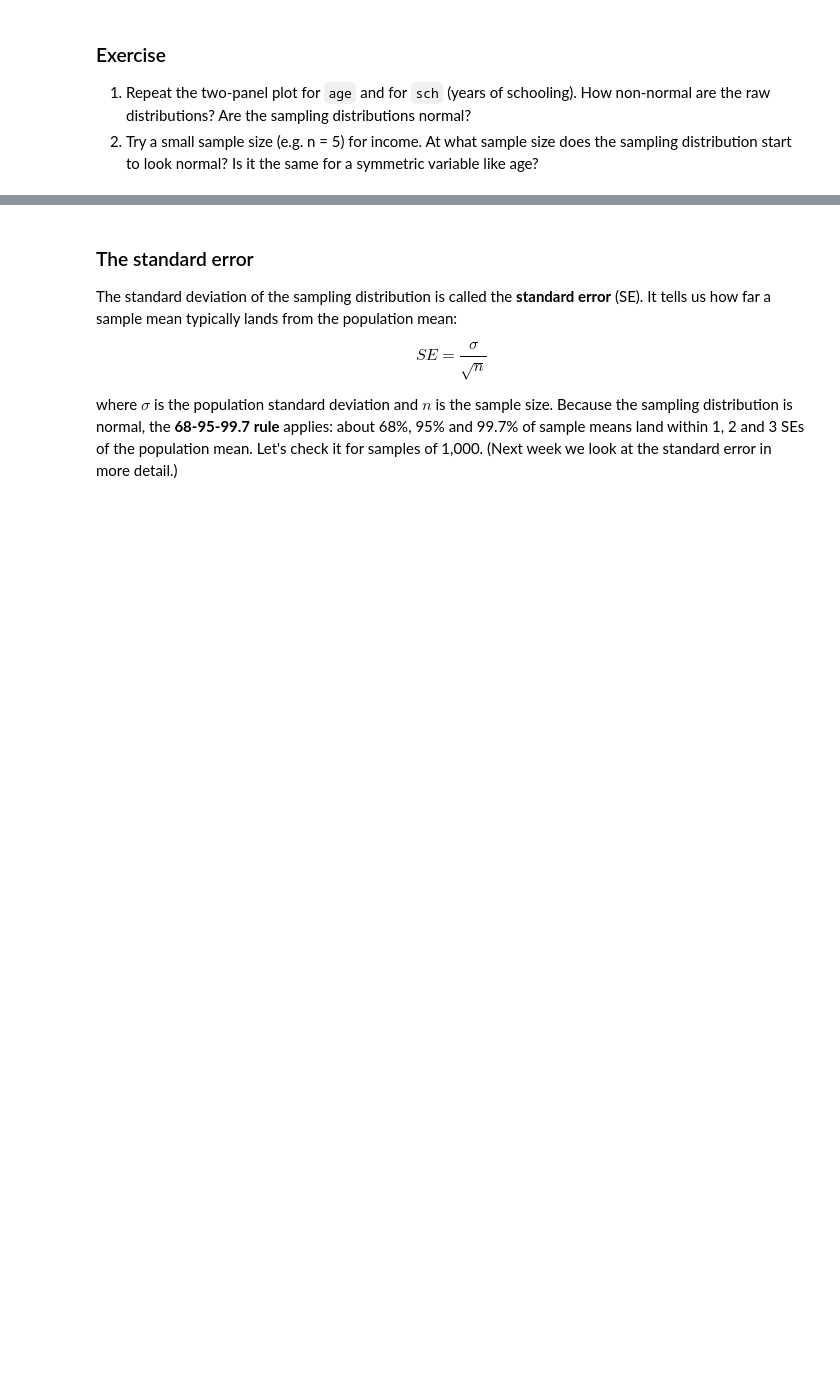
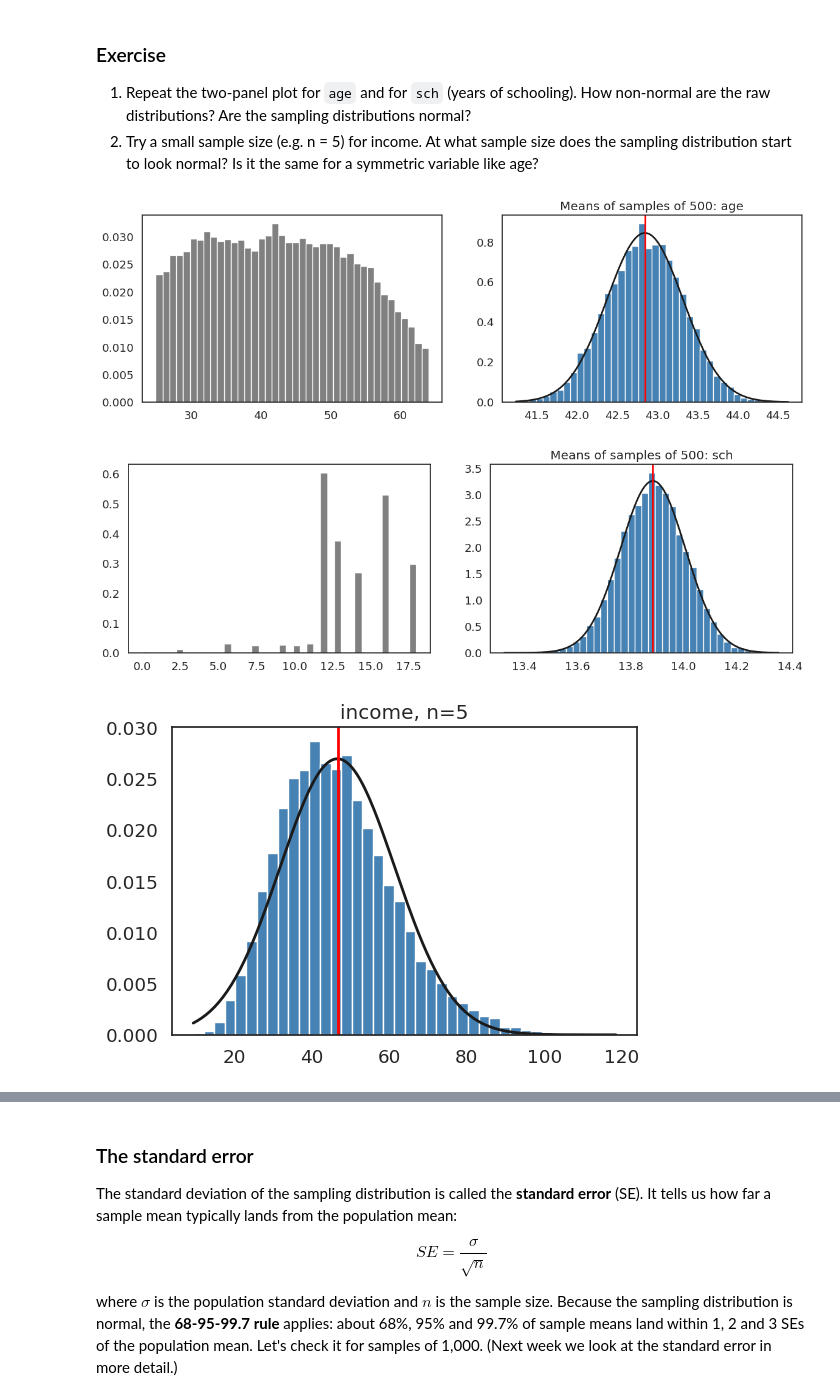
Before and after one commit to sebaalymajd-png/QM2, a Jupyter notebook: Copy_of_W05_Distributions_and_Basic_Statistics.ipynb, the cells around one changed output, grey strips where cells are left out. Drawn from its saved outputs; the diff is of its cells as text; code cells hidden in the pictures; blank space fills up the shorter version.

```diff
--- a/Copy_of_W05_Distributions_and_Basic_Statistics.ipynb
+++ b/Copy_of_W05_Distributions_and_Basic_Statistics.ipynb
@@ -461,3 +461,17 @@ plt.tight_layout(); plt.show()
 
 1. Repeat the two-panel plot for `age` and for `sch` (years of schooling). How non-normal are the raw distributions? Are the sampling distributions normal?
 2. Try a small sample size (e.g. n = 5) for income. At what sample size does the sampling distribution start to look normal? Is it the same for a symmetric variable like age?
+# %%
+for var in ["age", "sch"]:
+    fig, ax = plt.subplots(1, 2, figsize=(14, 4))
+    ax[0].hist(df[var], bins=40, density=True, color="grey", edgecolor="white")
+    plot_sampling_distribution(sample_means(df[var], 500), ax[1], df[var].mean(), f"Means of samples of 500: {var}")
+    plt.show()
+# n = 5 for income
+fig, ax = plt.subplots(figsize=(6, 4))
+plot_sampling_distribution(sample_means(df["income"], 5), ax, df["income"].mean(), "income, n=5")
+plt.show()
+# %% [output]
+[figure, added]
+[figure, added]
+[figure, added]
```
Also changed, not shown: parts of 6 cells of this notebook.
